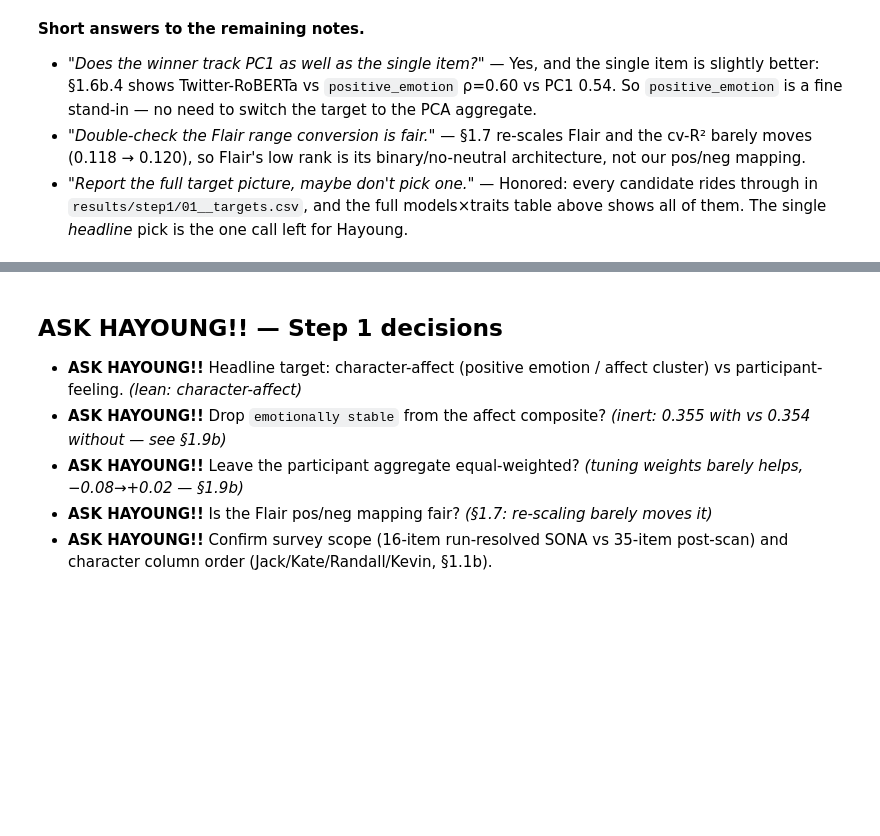
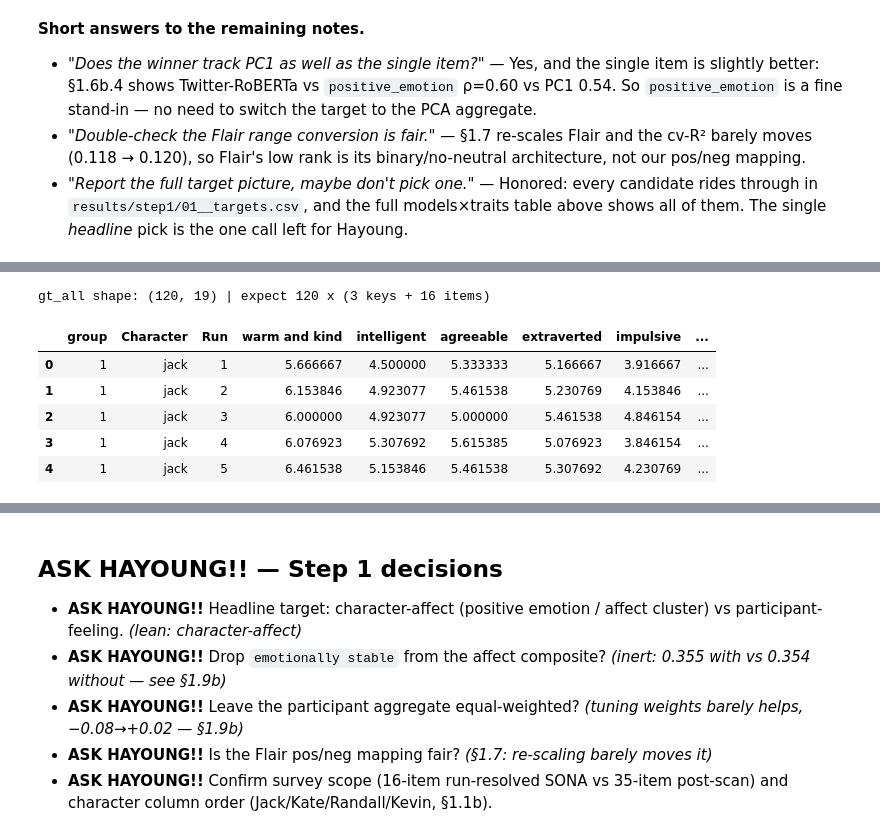
Before and after one commit to rheasrepos/characterprofilesynchronygit, a Jupyter notebook: 01_step1_ground_truth_CONSOLIDATED.ipynb, the cells around one changed output, grey strips where cells are left out. Drawn from its saved outputs; the diff is of its cells as text; code cells hidden in the pictures; blank space fills up the shorter version.

```diff
--- a/01_optimize_for_behavioral_ground_truth.ipynb
+++ b/01_step1_ground_truth_CONSOLIDATED.ipynb
@@ -1060,0 +972,47 @@ agreeable         trustworthy           0.85
+# %%
+import pandas as pd, numpy as np, scipy.io as sio
+from pathlib import Path
+from scipy.stats import spearmanr
+
+CHARACTERS  = ["jack", "kate", "kevin", "randall"]
+CHAR_COLS   = ["jack", "kate", "randall", "kevin"]   # block column order (instruction.pdf p.6)
+_CANDIDATES = [Path("data/charsurvey"), Path("charsurvey"),
+               Path("socialaha-beh/charsurvey"), Path("data/socialaha-beh/charsurvey")]
+BEH_DIR     = next((p for p in _CANDIDATES if p.exists()), _CANDIDATES[0])
+ITEM_LABELS = [str(x[0]) for x in sio.loadmat(BEH_DIR / "labels.mat")["labels"].ravel()]
+
+def group_from_id(pid):
+    d = [c for c in str(pid) if c.isdigit()]
+    return int(d[0]) if d else np.nan
+
+def load_participant(path):
+    pid = Path(path).stem
+    m = sio.loadmat(path)
+    rows = []
+    for b in range(1, 11):                          # block{1..10} == Run 1..10
+        blk = m[f"block{b}"].astype(float)          # float keeps NaN (skipped ratings)
+        for ci, ch in enumerate(CHAR_COLS):
+            rec = {"Participant": pid, "group": group_from_id(pid), "Character": ch, "Run": b}
+            for ri, lab in enumerate(ITEM_LABELS):
+                rec[lab] = float(blk[ri, ci])       # never impute; means below skip NaN
+            rows.append(rec)
+    return pd.DataFrame(rows)
+
+mat_files = sorted(p for p in BEH_DIR.glob("s*.mat") if p.name != "labels.mat")
+assert mat_files, f"No s*.mat in {BEH_DIR.resolve()}"
+beh = pd.concat([load_participant(p) for p in mat_files], ignore_index=True)
+beh["Character"] = beh["Character"].str.lower().str.strip()
+beh = beh[beh["Character"].isin(CHARACTERS)]
+
+# group-level trajectories, ALL 16 items (skipna=True averaging)
+gt_all = beh.groupby(["group", "Character", "Run"])[ITEM_LABELS].mean().reset_index()
+print("gt_all shape:", gt_all.shape, "| expect 120 x (3 keys + 16 items)")
+gt_all.head()
+# %% [output]
+gt_all shape: (120, 19) | expect 120 x (3 keys + 16 items)
+|  | group | Character | Run | warm and kind | intelligent | agreeable | extraverted | impulsive | ... |
+| 0 | 1 | jack | 1 | 5.666667 | 4.500000 | 5.333333 | 5.166667 | 3.916667 | ... |
+| 1 | 1 | jack | 2 | 6.153846 | 4.923077 | 5.461538 | 5.230769 | 4.153846 | ... |
+| 2 | 1 | jack | 3 | 6.000000 | 4.923077 | 5.000000 | 5.461538 | 4.846154 | ... |
+| 3 | 1 | jack | 4 | 6.076923 | 5.307692 | 5.615385 | 5.076923 | 3.846154 | ... |
+| 4 | 1 | jack | 5 | 6.461538 | 5.153846 | 5.461538 | 5.307692 | 4.230769 | ... |
```
Also changed, not shown: parts of 60 cells of this notebook, 6 other files.
